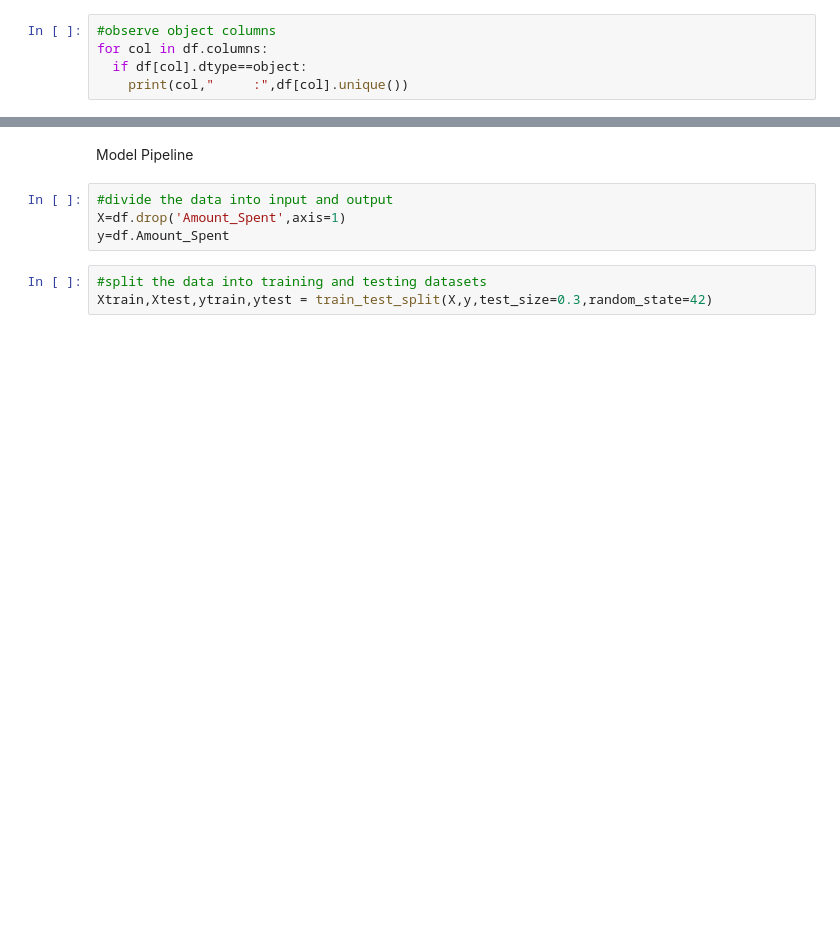
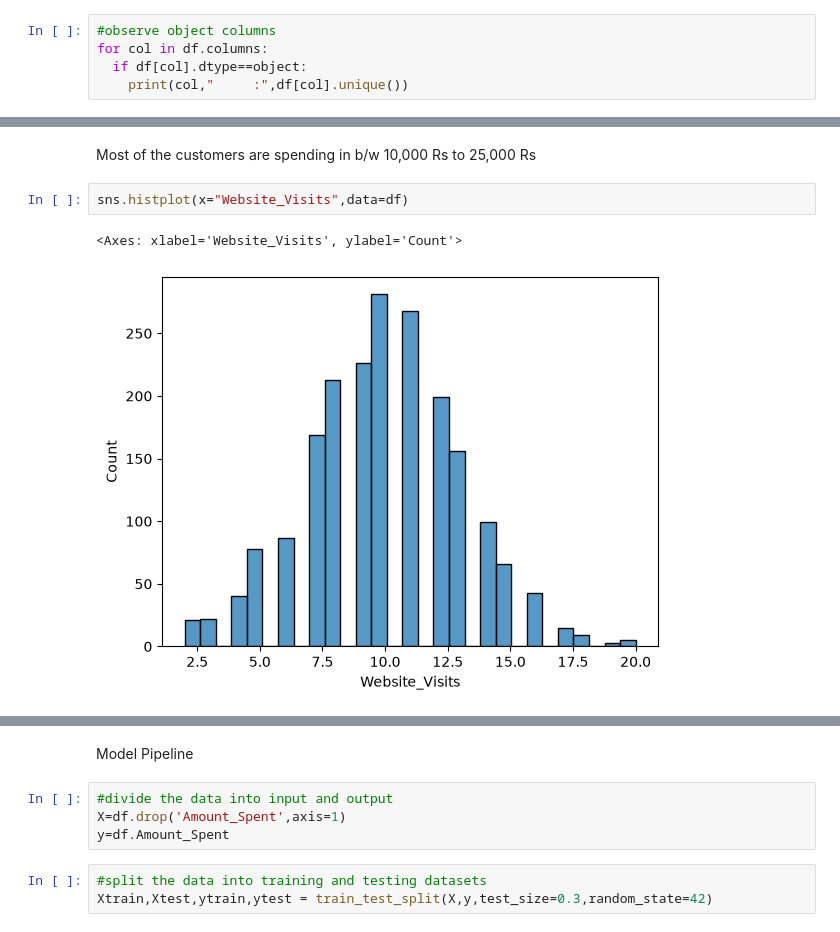
Before and after one commit to ohamprajapati187206-sketch/Customer-Spending-Prediction, a Jupyter notebook: notebooks/EDA.ipynb, the cells around one changed output, grey strips where cells are left out. Saved outputs shown, nothing was run; the diff lists cells and outputs as text; blank space fills up the shorter version.

```diff
--- a/notebooks/EDA.ipynb
+++ b/notebooks/EDA.ipynb
@@ -110,0 +178,7 @@ for col in df.columns:
+# %% [markdown]
+Most of the customers are spending in b/w 10,000 Rs to 25,000 Rs
+# %%
+sns.histplot(x="Website_Visits",data=df)
+# %% [output]
+<Axes: xlabel='Website_Visits', ylabel='Count'>
+[figure, added]
```
Also changed, not shown: parts of 20 cells of this notebook, 1 other file.
